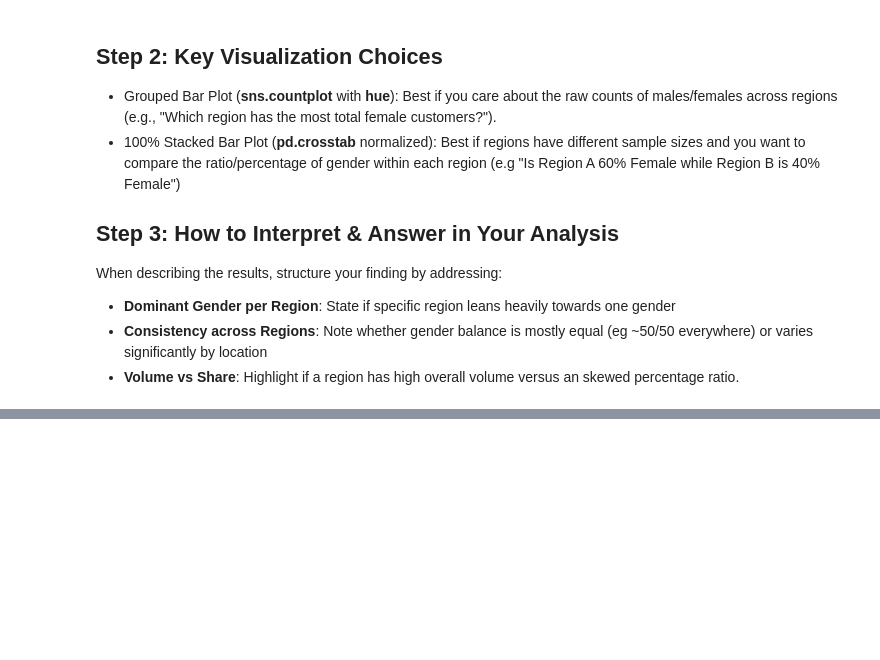
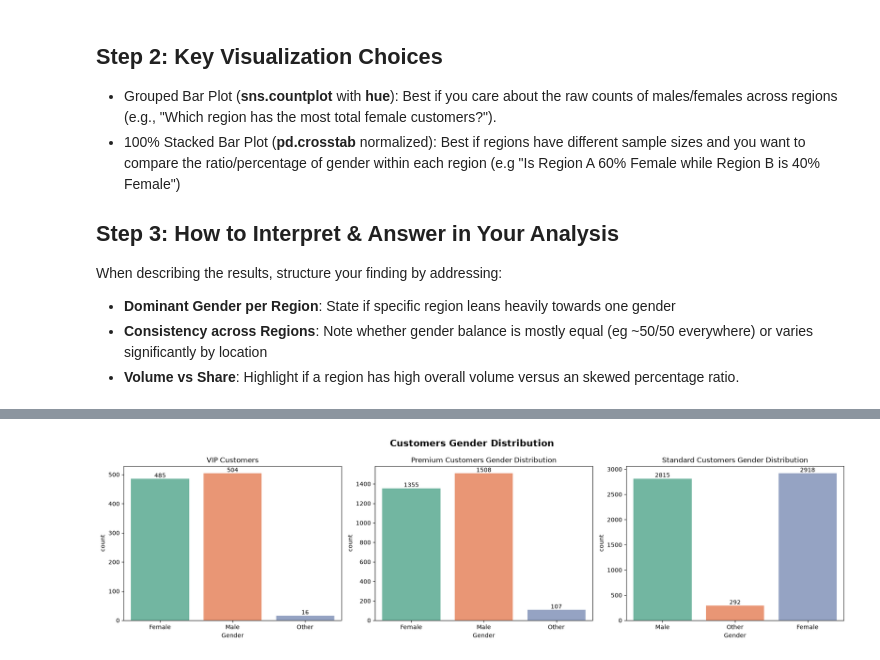
Before and after one commit to geff-ghost/notebooks, a Jupyter notebook: retail_data/MixedKnowledge.ipynb, the cells around one changed output, grey strips where cells are left out. Drawn from its saved outputs; the diff is of its cells as text; code cells hidden in the pictures; blank space fills up the shorter version.

```diff
--- a/retail_data/MixedKnowledge.ipynb
+++ b/retail_data/MixedKnowledge.ipynb
@@ -1139,0 +953,5 @@ plt.show()
+# %%
+# Coverting columns into their correct data types
+customer_orders['SignUpDate'] = pd.to_datetime(customer_orders['SignUpDate'])
+customer_orders['OrderDate'] = pd.to_datetime(customer_orders['OrderDate'])
+customer_orders['OrderTime'] = pd.to_datetime(customer_orders['OrderTime'])
@@ -1139,0 +994,10 @@ plt.show()
+# %%
+# Grouping the customers in segments
+vip_customers = customer_orders[customer_orders['CustomerSegment'] == 'VIP']
+premium_customers = customer_orders[customer_orders['CustomerSegment'] == 'Premium']
+standard_customers = customer_orders[customer_orders['CustomerSegment'] == 'Standard']
+
+# Droping the segment to make the study easier
+vip_customers.drop(columns='CustomerSegment', inplace=True)
+premium_customers.drop(columns='CustomerSegment', inplace=True)
+standard_customers.drop(columns='CustomerSegment', inplace=True)
@@ -1139,0 +1032,30 @@ plt.show()
+# %%
+# for our first plot we'll look at categorical data distribution of the segments
+fig, axes = plt.subplots(1, 2, figsize=(18, 5))
+
+# VIP Customers
+ax = sns.countplot(data=vip_customers, x='Gender', ax=axes[0], palette='Set2', hue='Gender', legend=False)
+axes[0].set_title('VIP Customers')
+# Add values on top of bars
+for container in ax.containers:
+    ax.bar_label(container)
+
+# Premium Customers
+ax = sns.countplot(data=premium_customers, x='Gender', ax=axes[1], palette='Set2', hue='Gender', legend=False)
+axes[1].set_title('Premium Customers Gender Distribution')
+for container in ax.containers:
+    ax.bar_label(container)
+
+# Standard Customers
+ax = sns.countplot(data=standard_customers, x='Gender', ax=axes[2], palette='Set2', hue='Gender', legend=False)
+axes[2].set_title('Standard Customers Gender Distribution')
+for container in ax.containers:
+    ax.bar_label(container)
+
+plt.suptitle('Customers Gender Distribution', fontsize=16, fontweight='bold')
+
+
+plt.tight_layout()
+plt.show()
+# %% [output]
+[figure, added]
```
Also changed, not shown: parts of 82 cells of this notebook, 1 other file.
